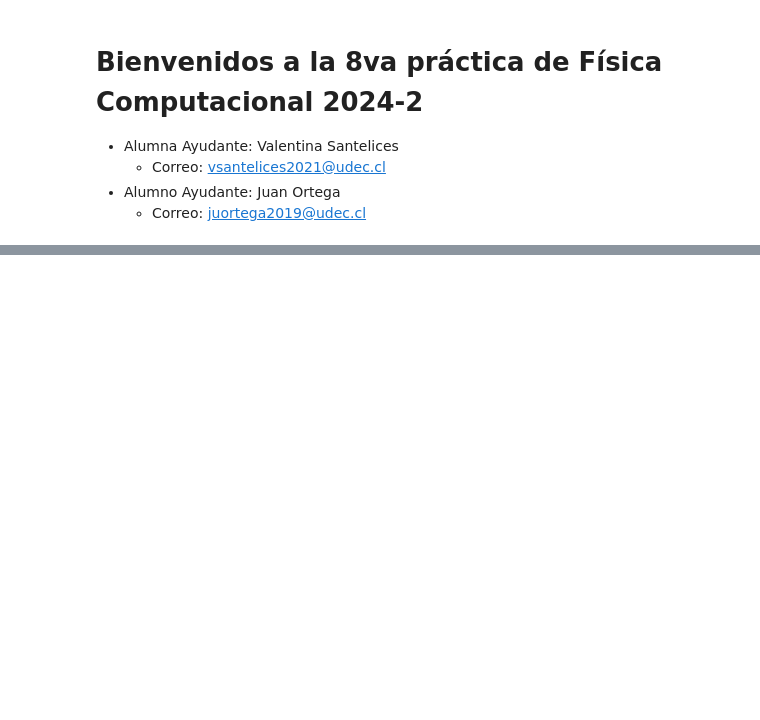
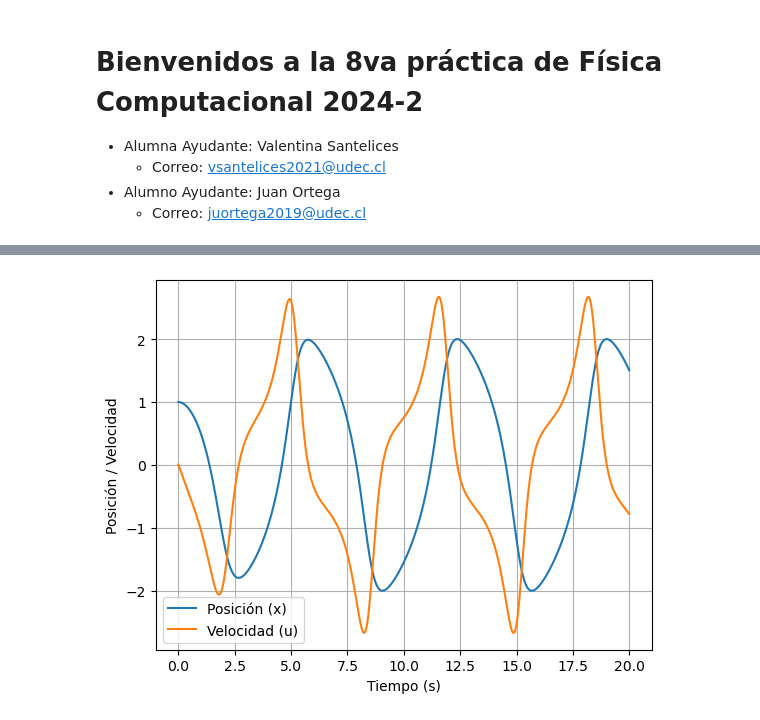
Before and after one commit to Ju-Ortega/A_FCII, a Jupyter notebook: ayudantia_8_25_10_24.ipynb, the cells around one changed output, grey strips where cells are left out. Saved outputs shown, nothing was run; the diff lists cells and outputs as text; code cells hidden in the pictures; blank space fills up the shorter version.

```diff
--- a/ayudantia_8_25_10_24.ipynb
+++ b/ayudantia_8_25_10_24.ipynb
@@ -6,0 +89,41 @@
+# %%
+import numpy as np
+import matplotlib.pyplot as plt
+
+# Parámetro de Van der Pol
+mu = 1.0
+
+# Función para la aceleración (du/dt)
+def f(x, u):
+    return -x + mu * (1 - x**2) * u
+
+# Inicialización de los parámetros
+tmax = 20.0
+h = 0.01
+t = np.arange(0, tmax, h)
+
+x = np.empty(t.size)  # Posición
+u = np.empty(t.size)  # Velocidad
+
+# Condiciones iniciales
+x[0] = 1.0
+u[0] = 0.0
+
+# Paso inicial para la velocidad
+u[0] -= 0.5 * h * f(x[0], u[0])
+
+# Bucle Leapfrog para resolver el sistema
+for n in range(t.size - 1):
+    u[n + 1] = u[n] + h * f(x[n], u[n])
+    x[n + 1] = x[n] + h * u[n + 1]
+
+# Gráfica de los resultados
+plt.plot(t, x, label="Posición (x)")
+plt.plot(t, u, label="Velocidad (u)")
+plt.xlabel("Tiempo (s)")
+plt.ylabel("Posición / Velocidad")
+plt.legend()
+plt.grid()
+plt.show()
+# %% [output]
+[figure, added]
```
Also changed, not shown: parts of 9 cells of this notebook.
